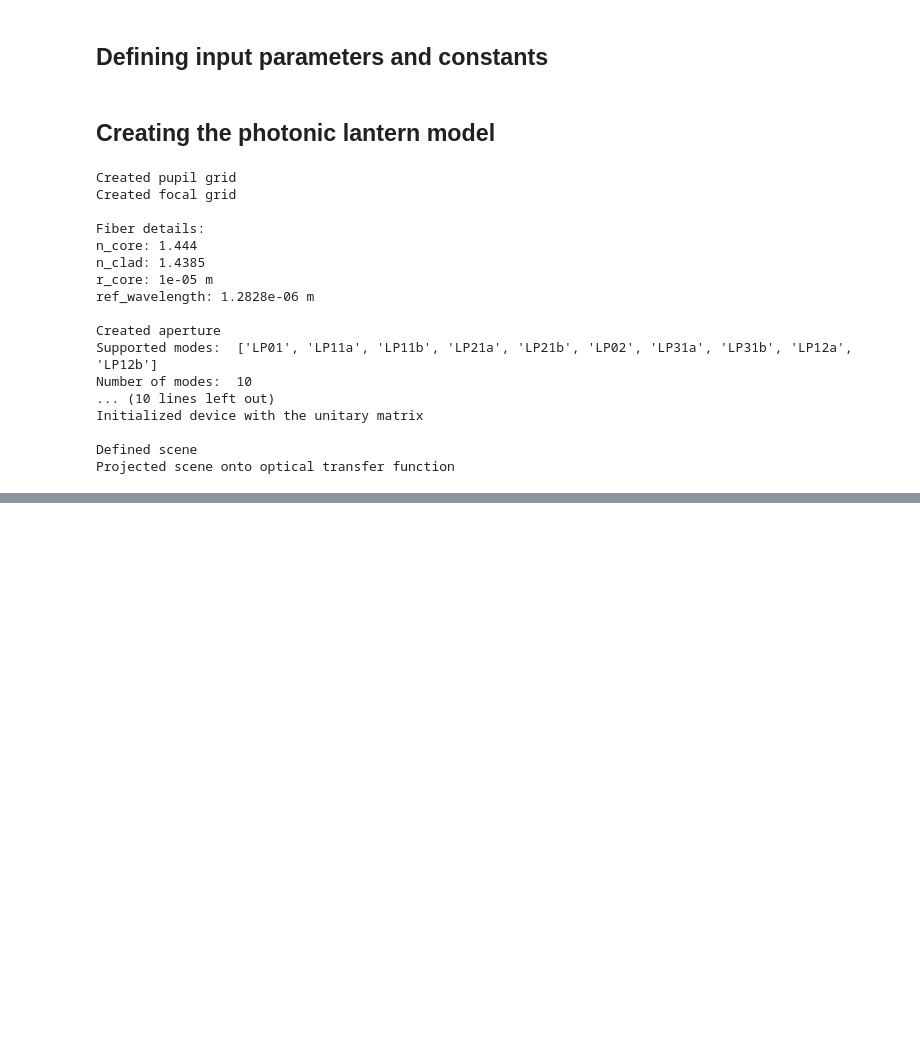
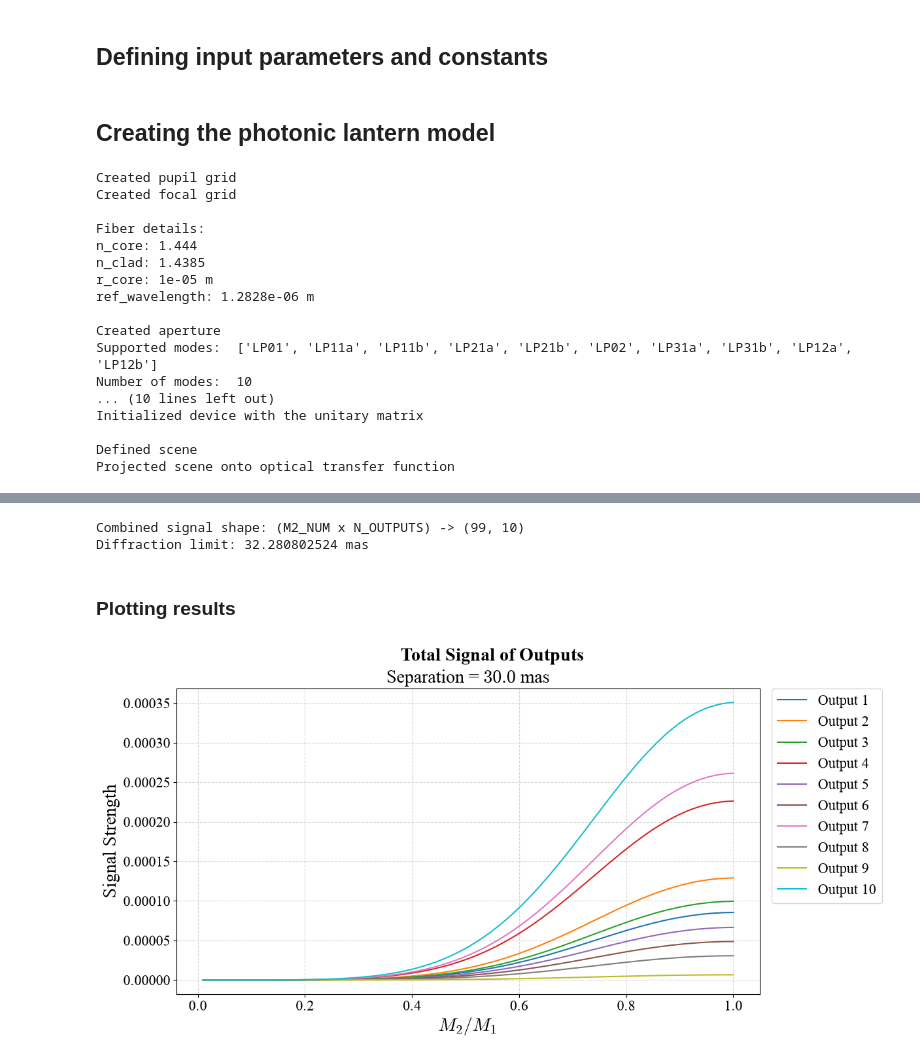
Before and after one commit to saividyud/Second-Year-Project, a Jupyter notebook: normalization_testing.ipynb, the cells around one changed output, grey strips where cells are left out. Drawn from its saved outputs; the diff is of its cells as text; code cells hidden in the pictures; blank space fills up the shorter version.

Commit message:
Tried different normalization routines

```diff
--- a/normalization_testing.ipynb
+++ b/normalization_testing.ipynb
@@ -93,0 +339,66 @@ Projected scene onto optical transfer function
+# %%
+# Star 1 position
+star1_x = np.zeros_like(M2_RANGE)
+star1_y = np.zeros_like(M2_RANGE)
+
+# Star 2 position
+star2_x = (30 * MAS_TO_RAD) + np.zeros_like(M2_RANGE)
+star2_y = np.zeros_like(M2_RANGE)
+
+# Storing the total normalized intensities for each output for the combined star field
+signals = []
+
+# Iterating through positions
+for i in tqdm(range(len(M2_RANGE))):
+    # Projecting the star onto the OTF
+    star1_projected = scene_projector.compute_point(star1_x[i], star1_y[i]).repeat(N_SPEC, axis=2) * star1_spectrum[np.newaxis, np.newaxis]
+    star2_projected = scene_projector.compute_point(star2_x[i], star2_y[i]).repeat(N_SPEC, axis=2) * star2_spectrum[i, :][np.newaxis, np.newaxis]
+
+    # Combining the projected star fields
+    combined_projected = star1_projected + star2_projected
+
+    # Passing the combined projected star through the device
+    combined_outputs = device.calculate_outputs(combined_projected.transpose(2, 0, 1))
+
+    rng = np.random.default_rng(0)
+    NOISE = 1e-3 # Fractional noise per channel and port
+
+    # Passing the combined projected star through the device
+    combined_outputs = device.calculate_outputs(combined_projected.transpose(2, 0, 1))
+    # combined_outputs *= 1 + NOISE * rng.standard_normal(combined_outputs.shape)
+
+    # Storing the total intensities for each output for the combined star field
+    signals.append(calculate_signal(combined_outputs, WAV_RANGE))
+
+signals = np.array(signals)
+print(f'Combined signal shape: (M2_NUM x N_OUTPUTS) -> {signals.shape}')
+
+diff_limit = 1.22 * WAV_MIDDLE*1e-9 / DIAMETER * 206265 * 1000 # [mas]
+print(f'Diffraction limit: {diff_limit} mas')
+# %% [output]
+Combined signal shape: (M2_NUM x N_OUTPUTS) -> (99, 10)
+Diffraction limit: 32.280802524 mas
+# %% [markdown]
+### Plotting results
+# %%
+fig = plt.figure(figsize=(12, 6))
+fig.set_constrained_layout(True)
+ax = fig.add_subplot()
+
+fig.suptitle('Total Signal of Outputs')
+
+ax.set_title(f'Separation = ${star2_x[0]/MAS_TO_RAD:.1f}$ mas')
+
+for i in range(N_OUTPUTS):
+    ax.plot(M2_RANGE, signals[:, i], label=f'Output {i+1}')
+
+ax.set_xlabel('$M_2/M_1$')
+ax.set_ylabel('Signal Strength')
+
+ax.grid(True, linestyle='--', alpha=0.5)
+
+ax.legend(bbox_to_anchor=(1.02, 1), loc='upper left', borderaxespad=0.)
+
+plt.show()
+# %% [output]
+[figure, added]
```
Also changed, not shown: parts of 32 cells of this notebook, 2 other files.
